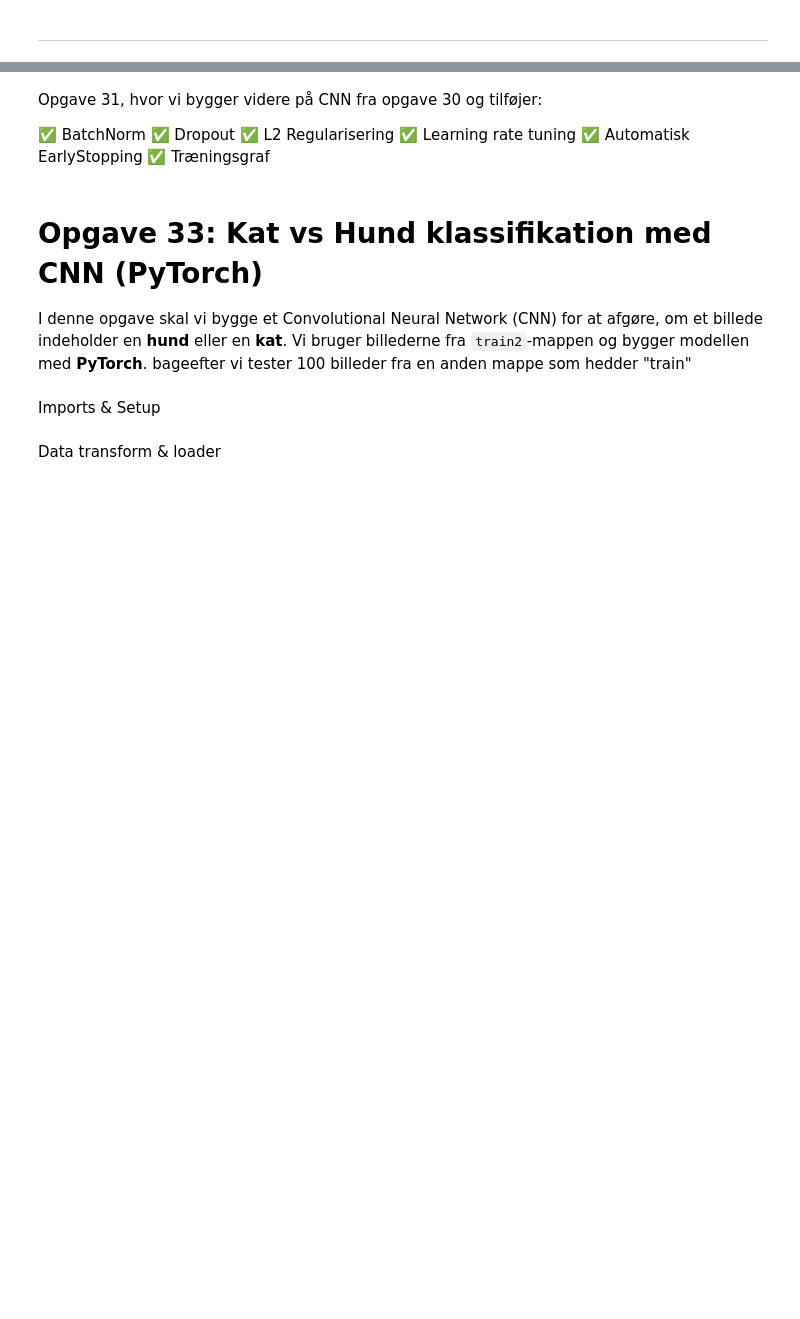
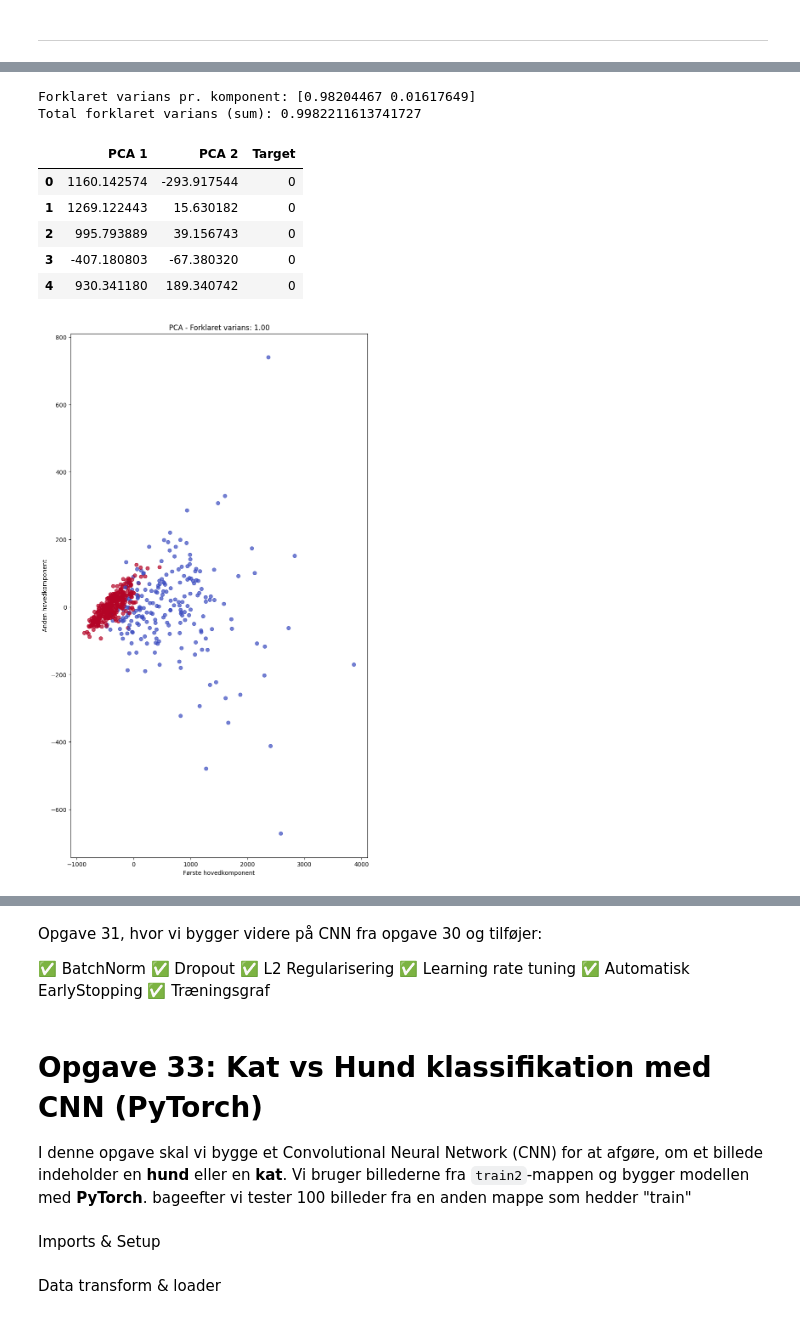
Before and after one commit to Noural07/PetFinderProjekt, a Jupyter notebook: explorer.ipynb, the cells around one changed output, grey strips where cells are left out. Drawn from its saved outputs; the diff is of its cells as text; code cells hidden in the pictures; blank space fills up the shorter version.

```diff
--- a/explorer.ipynb
+++ b/explorer.ipynb
@@ -926,0 +913,48 @@ print("Total forklaret varians (sum):", pca.explained_variance_ratio_.sum())
+# %%
+from sklearn.datasets import load_breast_cancer
+from sklearn.decomposition import PCA
+import matplotlib.pyplot as plt
+import pandas as pd
+
+# Indlæs data
+data = load_breast_cancer()
+X = data.data  # Features
+y = data.target  # Labels
+
+# PCA med 2 komponenter
+pca = PCA(n_components=2)
+X_pca = pca.fit_transform(X)
+
+# Forklaret varians
+explained_variance = pca.explained_variance_ratio_
+total_variance = explained_variance.sum()
+
+# Udskriv forklaret varians
+print("Forklaret varians pr. komponent:", explained_variance)
+print("Total forklaret varians (sum):", total_variance)
+
+# Opret DataFrame med PCA-resultater og target
+pca_df = pd.DataFrame(X_pca, columns=["PCA 1", "PCA 2"])
+pca_df["Target"] = y
+
+# Visualiser i tabel (hvis du kører i Jupyter med støtte til det)
+from IPython.display import display
+display(pca_df.head())
+
+# Plot PCA-resultater
+plt.figure(figsize=(9, 16))  # 9:16 aspect ratio
+plt.scatter(X_pca[:, 0], X_pca[:, 1], c=y, cmap="coolwarm", alpha=0.7)
+plt.xlabel("Første hovedkomponent")
+plt.ylabel("Anden hovedkomponent")
+plt.title(f"PCA - Forklaret varians: {total_variance:.2f}")
+plt.show()
+# %% [output]
+Forklaret varians pr. komponent: [0.98204467 0.01617649]
+Total forklaret varians (sum): 0.9982211613741727
+|  | PCA 1 | PCA 2 | Target |
+| 0 | 1160.142574 | -293.917544 | 0 |
+| 1 | 1269.122443 | 15.630182 | 0 |
+| 2 | 995.793889 | 39.156743 | 0 |
+| 3 | -407.180803 | -67.380320 | 0 |
+| 4 | 930.341180 | 189.340742 | 0 |
+[figure, added]
```
Also changed, not shown: parts of 25 cells of this notebook.
